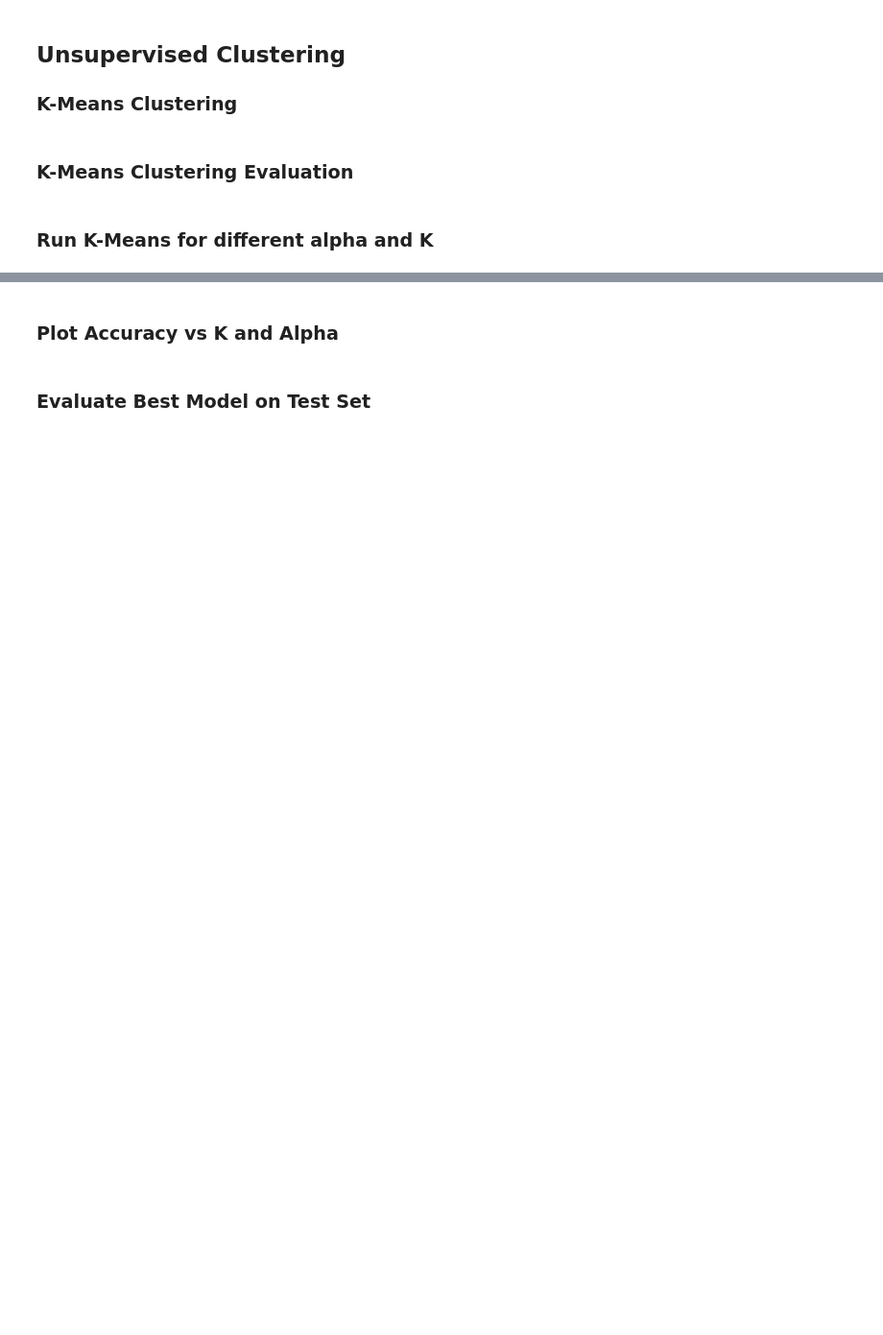
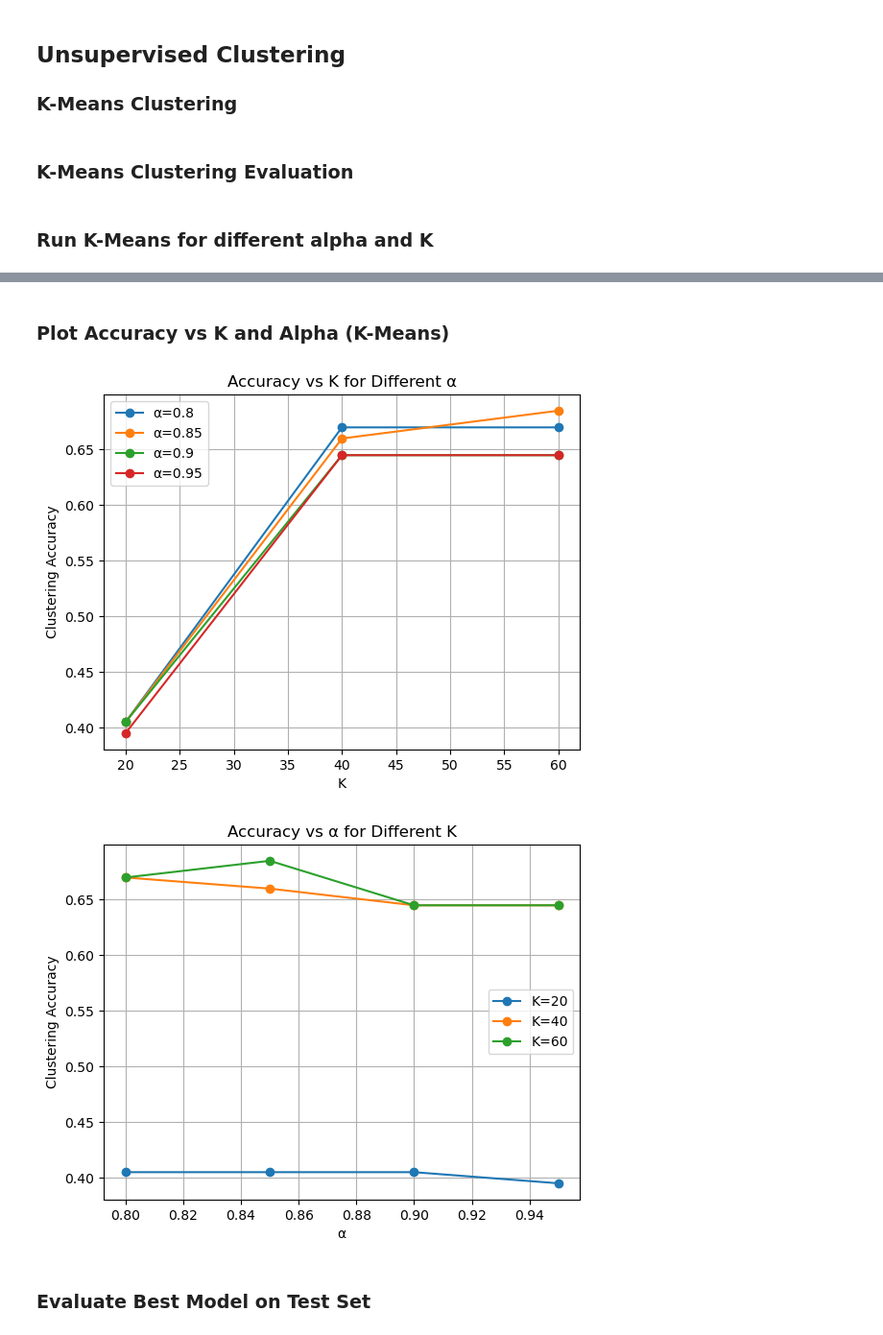
Before and after one commit to ranimeshehata/Face-Recognition, a Jupyter notebook: Face-Recognition.ipynb, the cells around one changed output, grey strips where cells are left out. Shown: that part at 96% size. Drawn from its saved outputs; the diff is of its cells as text; code cells hidden in the pictures; blank space fills up the shorter version.

```diff
--- a/Face-Recognition.ipynb
+++ b/Face-Recognition.ipynb
@@ -214,7 +232,7 @@ def clustering_accuracy(y_true, y_pred):
 # %% [markdown]
 ### Run K-Means for different alpha and K
 # %%
-results = []
+results_kmeans = []
 
 for alpha in [0.8, 0.85, 0.9, 0.95]:
     reduced_data, eigvecs = pca.project(alpha)
@@ -224,6 +242,6 @@ for alpha in [0.8, 0.85, 0.9, 0.95]:
         kmeans.fit(reduced_data)
 
         acc = clustering_accuracy(pca.y_train, kmeans.labels_)
-        results.append((alpha, K, acc))
+        results_kmeans.append((alpha, K, acc))
         print(f"Alpha: {alpha}, K: {K}, Accuracy: {acc:.4f}")
     print("--------------------------------------")
@@ -230,32 +265,35 @@ for alpha in [0.8, 0.85, 0.9, 0.95]:
 # %% [markdown]
-###  Plot Accuracy vs K and Alpha
+###  Plot Accuracy vs K and Alpha (K-Means)
 # %%
 import matplotlib.pyplot as plt
 
 for alpha in [0.8, 0.85, 0.9, 0.95]:
-    accs = [acc for a, k, acc in results if a == alpha]
-    ks = [k for a, k, acc in results if a == alpha]
+    accs = [acc for a, k, acc in results_kmeans if a == alpha]
+    ks = [k for a, k, acc in results_kmeans if a == alpha]
     plt.plot(ks, accs, marker='o', label=f'α={alpha}')
 
 plt.xlabel('K')
 plt.ylabel('Clustering Accuracy')
 plt.title('Accuracy vs K for Different α')
 plt.legend()
 plt.grid()
 plt.show()
 
 for k in [20, 40, 60]:
-    accs = [acc for a, k_val, acc in results if k_val == k]
-    alphas = [a for a, k_val, acc in results if k_val == k]
+    accs = [acc for a, k_val, acc in results_kmeans if k_val == k]
+    alphas = [a for a, k_val, acc in results_kmeans if k_val == k]
     plt.plot(alphas, accs, marker='o', label=f'K={k}')
 
 
 plt.xlabel('α')
 plt.ylabel('Clustering Accuracy')
 plt.title('Accuracy vs α for Different K')
 plt.legend()
 plt.grid()
 plt.show()
+# %% [output]
+[figure, added]
+[figure, added]
 # %% [markdown]
 ### Evaluate Best Model on Test Set
 # %%
```
Also changed, not shown: parts of 17 cells of this notebook.
